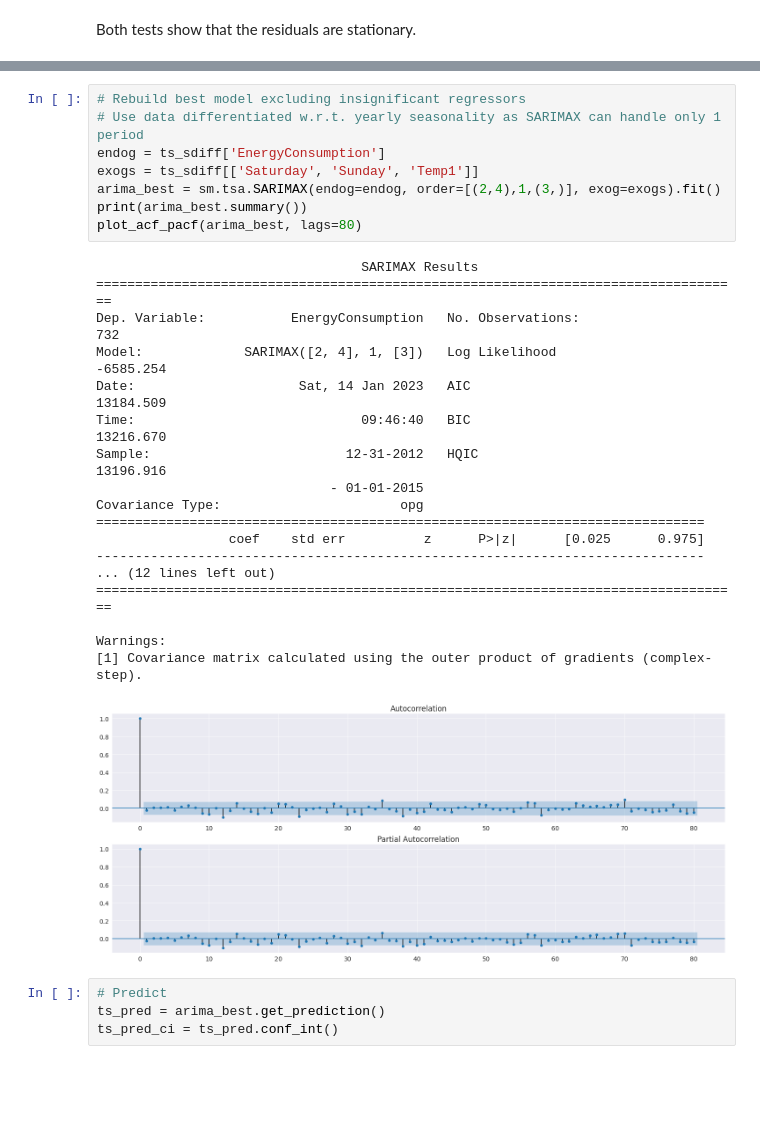
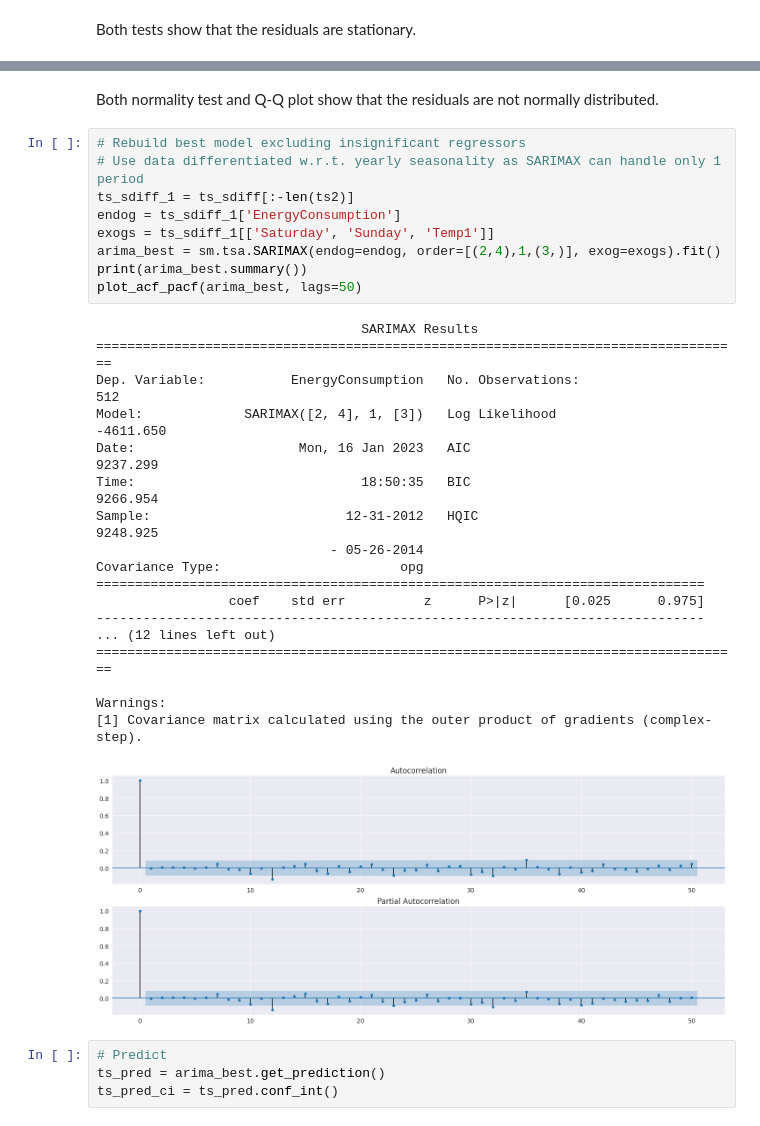
Before and after one commit to Kulikov17/MLDS_ATSF, a Jupyter notebook: hw_2/kulikov_w2022_23_hw2.ipynb, the cells around one changed output, grey strips where cells are left out. Saved outputs shown, nothing was run; the diff lists cells and outputs as text; blank space fills up the shorter version.

```diff
--- a/hw_2/kulikov_w2022_23_hw2.ipynb
+++ b/hw_2/kulikov_w2022_23_hw2.ipynb
@@ -726,31 +713,34 @@ NormaltestResult(statistic=59.749516441735636, pvalue=1.0606140024877508e-13)
 [figure]
+# %% [markdown]
+Both normality test and Q-Q plot show that the residuals are not normally distributed.
 # %%
 # Rebuild best model excluding insignificant regressors
 # Use data differentiated w.r.t. yearly seasonality as SARIMAX can handle only 1 period
-endog = ts_sdiff['EnergyConsumption']
-exogs = ts_sdiff[['Saturday', 'Sunday', 'Temp1']]
+ts_sdiff_1 = ts_sdiff[:-len(ts2)]
+endog = ts_sdiff_1['EnergyConsumption']
+exogs = ts_sdiff_1[['Saturday', 'Sunday', 'Temp1']]
 arima_best = sm.tsa.SARIMAX(endog=endog, order=[(2,4),1,(3,)], exog=exogs).fit()
 print(arima_best.summary())
-plot_acf_pacf(arima_best, lags=80)
+plot_acf_pacf(arima_best, lags=50)
 # %% [output]
                                   SARIMAX Results
 ===================================================================================
-Dep. Variable:           EnergyConsumption   No. Observations:                  732
-Model:             SARIMAX([2, 4], 1, [3])   Log Likelihood               -6585.254
-Date:                     Sat, 14 Jan 2023   AIC                          13184.509
-Time:                             09:46:40   BIC                          13216.670
-Sample:                         12-31-2012   HQIC                         13196.916
-                              - 01-01-2015
+Dep. Variable:           EnergyConsumption   No. Observations:                  512
+Model:             SARIMAX([2, 4], 1, [3])   Log Likelihood               -4611.650
+Date:                     Mon, 16 Jan 2023   AIC                           9237.299
+Time:                             18:50:35   BIC                           9266.954
+Sample:                         12-31-2012   HQIC                          9248.925
+                              - 05-26-2014
 Covariance Type:                       opg
 ==============================================================================
                  coef    std err          z      P>|z|      [0.025      0.975]
 ------------------------------------------------------------------------------
 ... (12 lines left out)
 ===================================================================================
 
 Warnings:
 [1] Covariance matrix calculated using the outer product of gradients (complex-step).
-[figure, old version]
+[figure, new version]
 # %%
 # Predict
 ts_pred = arima_best.get_prediction()
```
Also changed, not shown: parts of 58 cells of this notebook.
